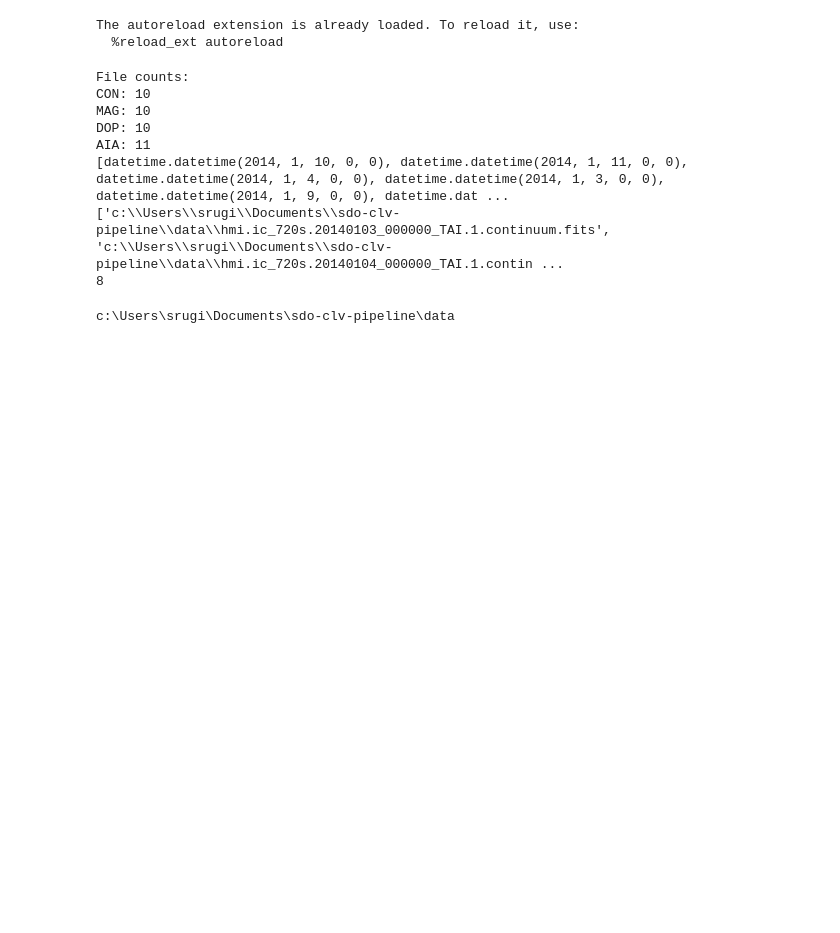
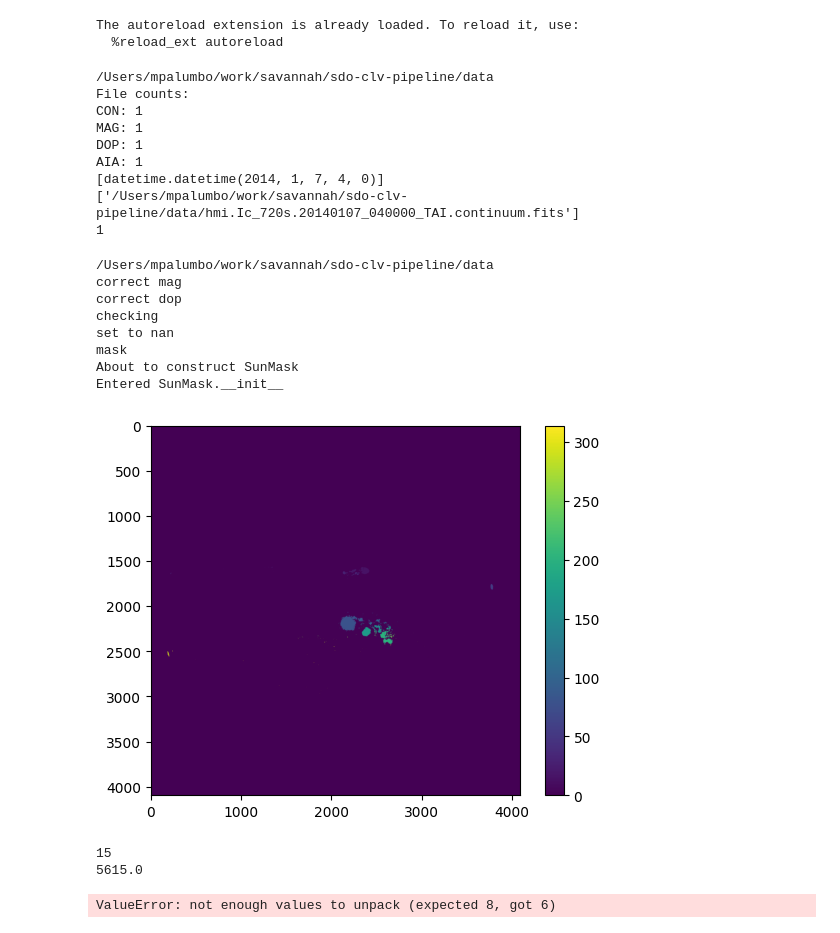
Before and after one commit to sruginski/sdo-clv-pipeline-main, a Jupyter notebook: scripts/demo_loop.ipynb, the cells around one changed output. Drawn from its saved outputs; the diff is of its cells as text; code cells hidden in the pictures; blank space fills up the shorter version.

```diff
--- a/scripts/demo_loop.ipynb
+++ b/scripts/demo_loop.ipynb
@@ -21,6 +21,7 @@ The autoreload extension is already loaded. To reload it, use:
 # %%
 # returns four sorted lists with the path to each of the file types
 data_dir = os.path.abspath(os.path.join(os.getcwd(), "..", "data"))
+print(data_dir)
 con_files, mag_files, dop_files, aia_files = find_data(data_dir, "2014")
 print(con_files)
 print(len(con_files))
@@ -29,14 +30,15 @@ print(len(con_files))
 # print(dop_files)
 # print(aia_files)
 # %% [output]
+/Users/mpalumbo/work/savannah/sdo-clv-pipeline/data
 File counts:
-CON: 10
-MAG: 10
-DOP: 10
-AIA: 11
-[datetime.datetime(2014, 1, 10, 0, 0), datetime.datetime(2014, 1, 11, 0, 0), datetime.datetime(2014, 1, 4, 0, 0), datetime.datetime(2014, 1, 3, 0, 0), datetime.datetime(2014, 1, 9, 0, 0), datetime.dat ...
-['c:\\Users\\srugi\\Documents\\sdo-clv-pipeline\\data\\hmi.ic_720s.20140103_000000_TAI.1.continuum.fits', 'c:\\Users\\srugi\\Documents\\sdo-clv-pipeline\\data\\hmi.ic_720s.20140104_000000_TAI.1.contin ...
-8
+CON: 1
+MAG: 1
+DOP: 1
+AIA: 1
+[datetime.datetime(2014, 1, 7, 4, 0)]
+['/Users/mpalumbo/work/savannah/sdo-clv-pipeline/data/hmi.Ic_720s.20140107_040000_TAI.continuum.fits']
+1
 # %%
 moat_vels = []
 moat_mags = []
@@ -59,11 +61,11 @@ for i in range (0,1):
     aia_file = os.path.join(data_dir, aia_files[i])
     print(data_dir)
 
-    # create the SDOImage object instances
-    con = SDOImage(con_file)     # continuum, Relative HMI continuum intensity
-    mag = SDOImage(mag_file)     # magnetogram, magnetic field strength
-    dop = SDOImage(dop_file)     # Dopplergram, LOS velocity
-    aia = SDOImage(aia_file)     # AIA 1700 continuum filtergram, Relative 1700 Angstrom Continuum Intensity
+    # # create the SDOImage object instances
+    # con = SDOImage(con_file)     # continuum, Relative HMI continuum intensity
+    # mag = SDOImage(mag_file)     # magnetogram, magnetic field strength
+    # dop = SDOImage(dop_file)     # Dopplergram, LOS velocity
+    # aia = SDOImage(aia_file)     # AIA 1700 continuum filtergram, Relative 1700 Angstrom Continuum Intensity
 
 
     process_data_set(
@@ -80,34 +82,45 @@ for i in range (0,1):
     # dop.calc_geometry()
     # con.inherit_geometry(dop)
     # mag.inherit_geometry(dop)
 
     # aia.rescale_to_hmi(con) # reproject onto plate scale of HMI images
 
     # # calculate the limb darkening correction
     # con.calc_limb_darkening()
     # aia.calc_limb_darkening()
 
     # # correct magnetogram for foreshortening
     # mag.correct_magnetogram()
 
     # # calculate differential rot., meridional circ., obs. vel, grav. redshift, cbs
     # dop.correct_dopplergram(fit_cbs=False)
 
     # # set values to nan for mu less than mu_thresh
     # mu_thresh = 0.1
     # con.mask_low_mu(mu_thresh)
     # dop.mask_low_mu(mu_thresh)
     # mag.mask_low_mu(mu_thresh)
     # aia.mask_low_mu(mu_thresh)
 
     # counter += 1
 
     # mask = SunMask(con, mag, dop, aia, moat_vels, moat_mags, moat_ints, moat_dilations, moat_thetas, moat_areas, moat_vals, counter, moat_avg_vels, symbol)
     # mask.mask_low_mu(mu_thresh)
 
     # label_moats_on_sun(mask)
 # %% [output]
-c:\Users\srugi\Documents\sdo-clv-pipeline\data
+/Users/mpalumbo/work/savannah/sdo-clv-pipeline/data
+correct mag
+correct dop
+checking
+set to nan
+mask
+About to construct SunMask
+Entered SunMask.__init__
+[figure, added]
+15
+5615.0
+ValueError: not enough values to unpack (expected 8, got 6)
 # %%
 #plot_mask(mask)
 plt.imshow(mask.regions)
```
Also changed, not shown: parts of 1 cell of this notebook, 3 other files.
